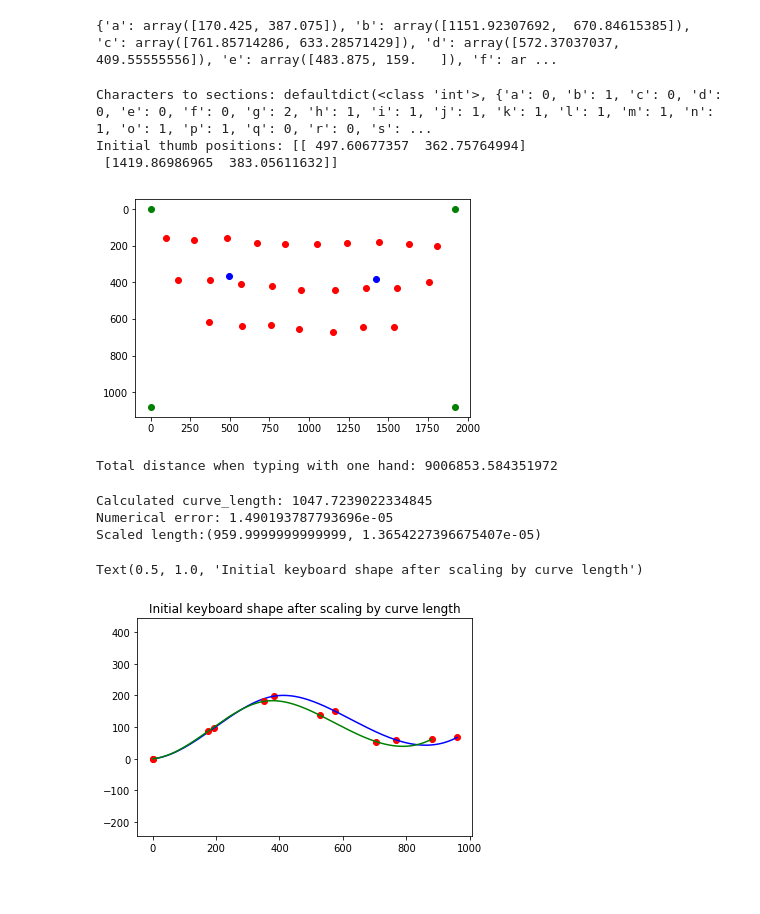
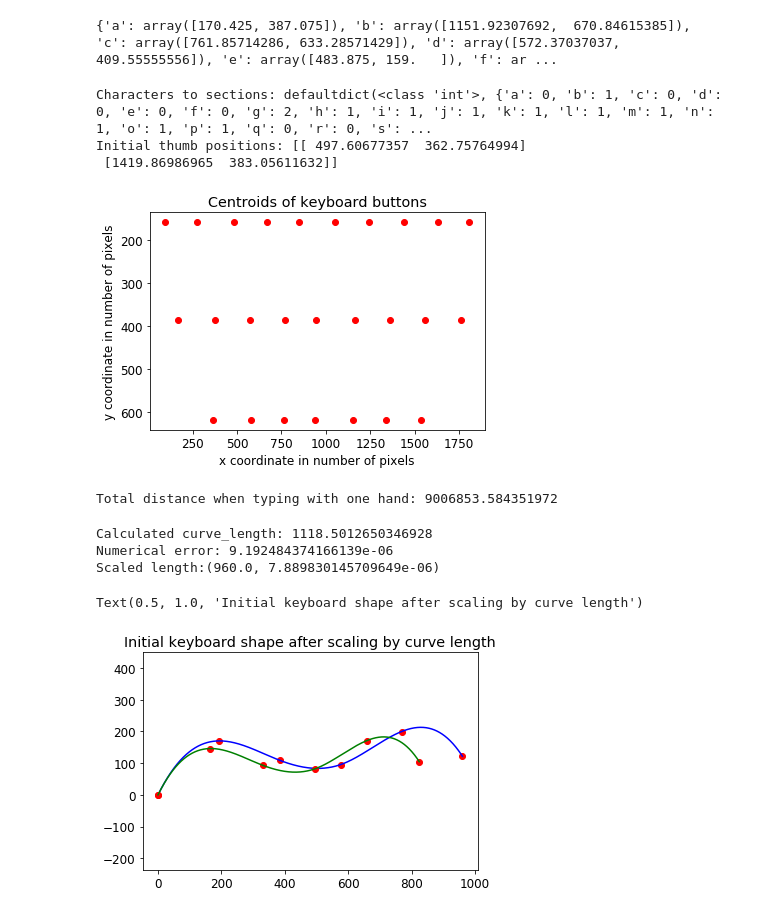
Before and after one commit to dl541/keyboard_3D_analysis, a Jupyter notebook: keyboard_3D_notebook/keyboard_3D_analysis.ipynb, the cells around one changed output. Saved outputs shown, nothing was run; the diff lists cells and outputs as text; code cells hidden in the pictures; blank space fills up the shorter version.

```diff
--- a/keyboard_3D_notebook/keyboard_3D_analysis.ipynb
+++ b/keyboard_3D_notebook/keyboard_3D_analysis.ipynb
@@ -28,38 +28,52 @@ with open("keyboard_data.txt", 'r') as f:
 left_keys = set(list("qwertasdfzxc"))
 right_keys = set(list("yuiophjklbnm"))
 middle_keys = set(list("gv"))
 
 keyboard_sections = [left_keys, right_keys, middle_keys]
 
 char_section_dict = collections.defaultdict(int)
 for char_ascii in range(26):
     char = chr(ord("a") + char_ascii)
     for ind, section in enumerate(keyboard_sections):
         if char in section:
             char_section_dict[char] = ind
             break
 print("Characters to sections: {}".format(char_section_dict))
 
 # Initialize left thumb and right thumb positions
 left_mean = np.mean(np.array([char_pos_dict[char] for char in left_keys]), axis = 0)
 right_mean =  np.mean(np.array([char_pos_dict[char] for char in right_keys]), axis = 0)
 
 thumbs_pos = np.array([left_mean, right_mean])
 print("Initial thumb positions: {}". format(thumbs_pos))
 
-for char in char_pos_dict:
+for char in "qwertyuiop":
+    char_pos_dict[char][1] = char_pos_dict["q"][1]
     plt.plot(char_pos_dict[char][0], char_pos_dict[char][1], "ro")
 
-for pos_x, pos_y in thumbs_pos:
-    plt.plot(pos_x, pos_y, "bo")
 
-plt.plot([0,0,1920,1920],[0,1080,0,1080], "go")
+for char in "asdfghjkl":
+    char_pos_dict[char][1] = char_pos_dict["a"][1]
+    plt.plot(char_pos_dict[char][0], char_pos_dict[char][1], "ro")
+
+for char in "zxcvbnm":
+    char_pos_dict[char][1] = char_pos_dict["z"][1]
+    plt.plot(char_pos_dict[char][0], char_pos_dict[char][1], "ro")
+
+plt.rc('font', size=12)
+plt.title("Centroids of keyboard buttons")
+plt.xlabel("x coordinate in number of pixels")
+plt.ylabel("y coordinate in number of pixels")
+#for pos_x, pos_y in thumbs_pos:
+#    plt.plot(pos_x, pos_y, "bo")
+
+#plt.plot([0,0,1920,1920],[0,1080,0,1080], "go")
 plt.gca().invert_yaxis()
 # %% [output]
 Characters to sections: defaultdict(<class 'int'>, {'a': 0, 'b': 1, 'c': 0, 'd': 0, 'e': 0, 'f': 0, 'g': 2, 'h': 1, 'i': 1, 'j': 1, 'k': 1, 'l': 1, 'm': 1, 'n': 1, 'o': 1, 'p': 1, 'q': 0, 'r': 0, 's': ...
 Initial thumb positions: [[ 497.60677357  362.75764994]
  [1419.86986965  383.05611632]]
-[figure, old version]
+[figure, new version]
 # %%
 # Read passages from txt and remove non-alphabetical characters
 cleaned_passage = []
@@ -129,11 +143,11 @@ plt.title("Initial keyboard shape after scaling by curve length")
 # for option 1. project onto curve using length
 # optimize the height of the points to reduce the movement of the thumbs
 # %% [output]
-Calculated curve_length: 1047.7239022334845
-Numerical error: 1.490193787793696e-05
-Scaled length:(959.9999999999999, 1.3654227396675407e-05)
+Calculated curve_length: 1118.5012650346928
+Numerical error: 9.192484374166139e-06
+Scaled length:(960.0, 7.889830145709649e-06)
 Text(0.5, 1.0, 'Initial keyboard shape after scaling by curve length')
-[figure, old version]
+[figure, new version]
 # %%
 def plotMeshShape(x,spline, plot_points = False, points = None):
     y = np.linspace(0, inpl_h,3)
```
Also changed, not shown: parts of 20 cells of this notebook.
